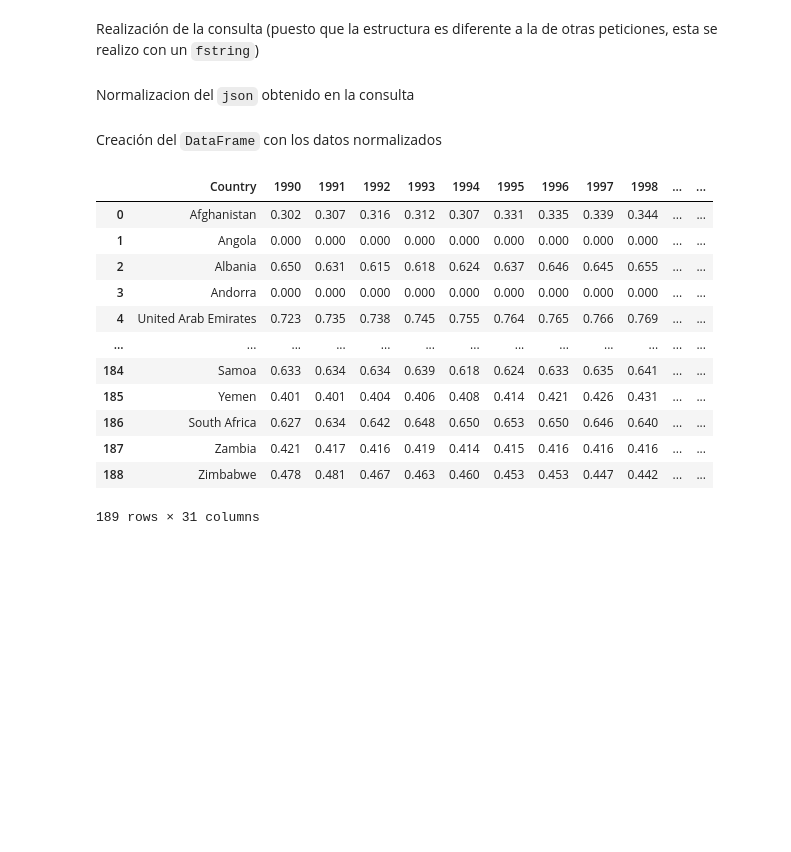
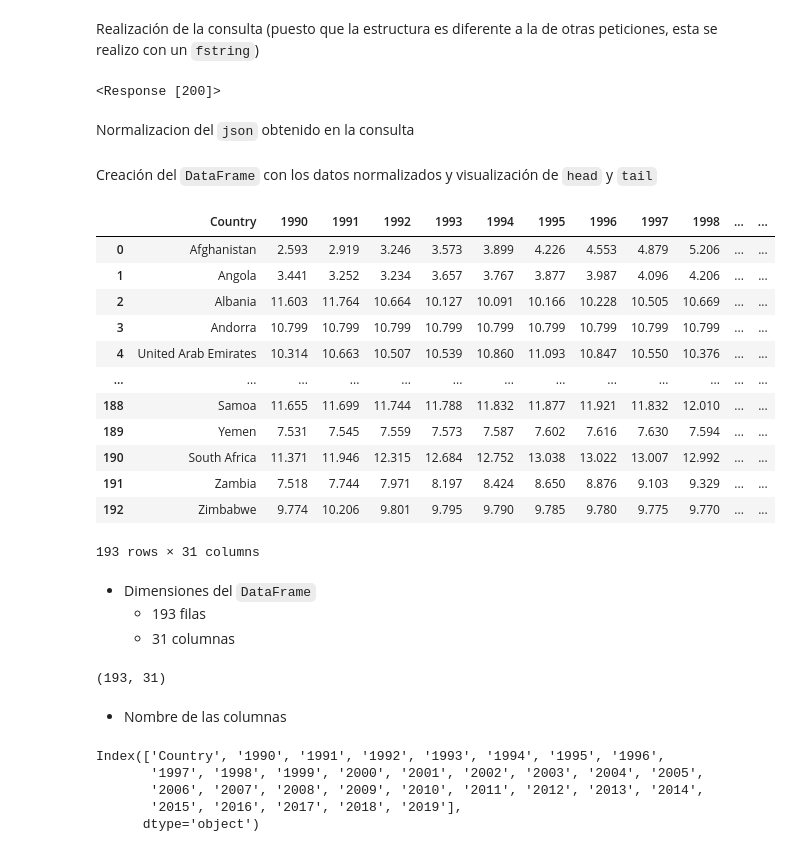
Before and after one commit to Team-17-Bedu/proyecto_python, a Jupyter notebook: Notebooks/Indice de Desarrollo Humano.ipynb, the cells around one changed output. Drawn from its saved outputs; the diff is of its cells as text; code cells hidden in the pictures; blank space fills up the shorter version.

```diff
--- a/Notebooks/Indice de Desarrollo Humano.ipynb
+++ b/Notebooks/Indice de Desarrollo Humano.ipynb
@@ -79,29 +85,50 @@ Definición del indicador a consultar
 # %%
-indicator = '137506'
+indicator = '69706'
 # %% [markdown]
 Realización de la consulta (puesto que la estructura es diferente a la de otras peticiones, esta se realizo con un `fstring`)
 # %%
 data = session.get(f'http://ec2-54-174-131-205.compute-1.amazonaws.com/API/HDRO_API.php/indicator_id={indicator}/structure=yic')
+data
+# %% [output]
+<Response [200]>
 # %% [markdown]
 Normalizacion del `json` obtenido en la consulta
 # %%
-clean = normalize_data(data.json(), indicator)
+data_clean = normalize_data(data.json(), indicator)
 # %% [markdown]
-Creación del `DataFrame` con los datos normalizados
+Creación del `DataFrame` con los datos normalizados y visualización de `head` y `tail`
-# %%
-df = pd.DataFrame(clean)
-df
-# %% [output]
-|  | Country | 1990 | 1991 | 1992 | 1993 | 1994 | 1995 | 1996 | 1997 | 1998 | ... | ... |
-| 0 | Afghanistan | 0.302 | 0.307 | 0.316 | 0.312 | 0.307 | 0.331 | 0.335 | 0.339 | 0.344 | ... | ... |
-| 1 | Angola | 0.000 | 0.000 | 0.000 | 0.000 | 0.000 | 0.000 | 0.000 | 0.000 | 0.000 | ... | ... |
-| 2 | Albania | 0.650 | 0.631 | 0.615 | 0.618 | 0.624 | 0.637 | 0.646 | 0.645 | 0.655 | ... | ... |
-| 3 | Andorra | 0.000 | 0.000 | 0.000 | 0.000 | 0.000 | 0.000 | 0.000 | 0.000 | 0.000 | ... | ... |
-| 4 | United Arab Emirates | 0.723 | 0.735 | 0.738 | 0.745 | 0.755 | 0.764 | 0.765 | 0.766 | 0.769 | ... | ... |
-| ... | ... | ... | ... | ... | ... | ... | ... | ... | ... | ... | ... | ... |
-| 184 | Samoa | 0.633 | 0.634 | 0.634 | 0.639 | 0.618 | 0.624 | 0.633 | 0.635 | 0.641 | ... | ... |
-| 185 | Yemen | 0.401 | 0.401 | 0.404 | 0.406 | 0.408 | 0.414 | 0.421 | 0.426 | 0.431 | ... | ... |
-| 186 | South Africa | 0.627 | 0.634 | 0.642 | 0.648 | 0.650 | 0.653 | 0.650 | 0.646 | 0.640 | ... | ... |
-| 187 | Zambia | 0.421 | 0.417 | 0.416 | 0.419 | 0.414 | 0.415 | 0.416 | 0.416 | 0.416 | ... | ... |
-| 188 | Zimbabwe | 0.478 | 0.481 | 0.467 | 0.463 | 0.460 | 0.453 | 0.453 | 0.447 | 0.442 | ... | ... |
-189 rows × 31 columns
+# %%
+expectativa = pd.DataFrame(data_clean)
+expectativa
+# %% [output]
+|  | Country | 1990 | 1991 | 1992 | 1993 | 1994 | 1995 | 1996 | 1997 | 1998 | ... | ... |
+| 0 | Afghanistan | 2.593 | 2.919 | 3.246 | 3.573 | 3.899 | 4.226 | 4.553 | 4.879 | 5.206 | ... | ... |
+| 1 | Angola | 3.441 | 3.252 | 3.234 | 3.657 | 3.767 | 3.877 | 3.987 | 4.096 | 4.206 | ... | ... |
+| 2 | Albania | 11.603 | 11.764 | 10.664 | 10.127 | 10.091 | 10.166 | 10.228 | 10.505 | 10.669 | ... | ... |
+| 3 | Andorra | 10.799 | 10.799 | 10.799 | 10.799 | 10.799 | 10.799 | 10.799 | 10.799 | 10.799 | ... | ... |
+| 4 | United Arab Emirates | 10.314 | 10.663 | 10.507 | 10.539 | 10.860 | 11.093 | 10.847 | 10.550 | 10.376 | ... | ... |
+| ... | ... | ... | ... | ... | ... | ... | ... | ... | ... | ... | ... | ... |
+| 188 | Samoa | 11.655 | 11.699 | 11.744 | 11.788 | 11.832 | 11.877 | 11.921 | 11.832 | 12.010 | ... | ... |
+| 189 | Yemen | 7.531 | 7.545 | 7.559 | 7.573 | 7.587 | 7.602 | 7.616 | 7.630 | 7.594 | ... | ... |
+| 190 | South Africa | 11.371 | 11.946 | 12.315 | 12.684 | 12.752 | 13.038 | 13.022 | 13.007 | 12.992 | ... | ... |
+| 191 | Zambia | 7.518 | 7.744 | 7.971 | 8.197 | 8.424 | 8.650 | 8.876 | 9.103 | 9.329 | ... | ... |
+| 192 | Zimbabwe | 9.774 | 10.206 | 9.801 | 9.795 | 9.790 | 9.785 | 9.780 | 9.775 | 9.770 | ... | ... |
+193 rows × 31 columns
+# %% [markdown]
+* Dimensiones del `DataFrame`
+    * 193 filas
+    * 31 columnas
+# %%
+expectativa.shape
+# %% [output]
+(193, 31)
+# %% [markdown]
+* Nombre de las columnas
+# %%
+expectativa.columns
+# %% [output]
+Index(['Country', '1990', '1991', '1992', '1993', '1994', '1995', '1996',
+       '1997', '1998', '1999', '2000', '2001', '2002', '2003', '2004', '2005',
+       '2006', '2007', '2008', '2009', '2010', '2011', '2012', '2013', '2014',
+       '2015', '2016', '2017', '2018', '2019'],
+      dtype='object')
```
Also changed, not shown: parts of 28 cells of this notebook.
